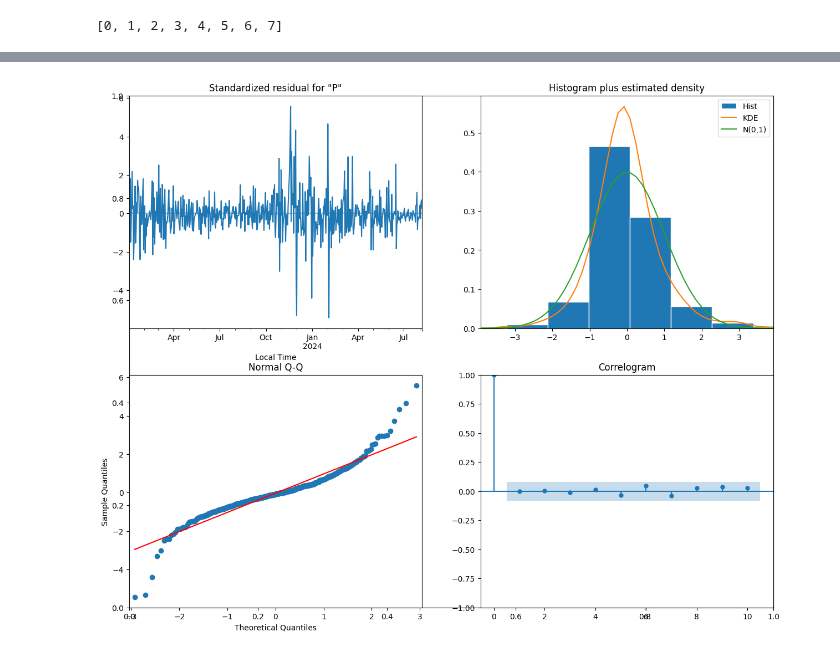
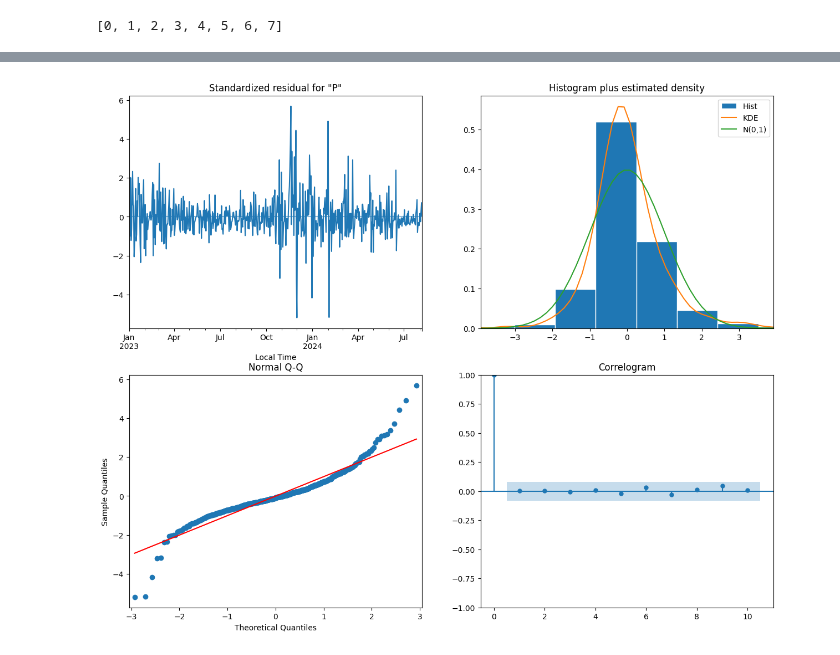
Before and after one commit to HoangHumg1210/Air_Quality-Analysis_HN, a Jupyter notebook: src/Models.ipynb, the cells around one changed output, grey strips where cells are left out. Drawn from its saved outputs; the diff is of its cells as text; code cells hidden in the pictures.

Commit message:
Hung (#12)
* Start ARIMA

* Lại

```diff
--- a/src/Models.ipynb
+++ b/src/Models.ipynb
@@ -202,10 +283,8 @@ mae_df.round(4)
 # %%
-model = ARIMA(df_pm25_train, order=(5,1,1))
+model = ARIMA(df_pm25_train, order=(7,0,2))
 results = model.fit()
-fig, ax = plt.subplots(figsize=(15, 12))
-results.plot_diagnostics(fig=fig)
-# Save the plot as an image file (e.g., PNG)
-plt.savefig('example_plot.png')
+results.plot_diagnostics(figsize=(15,12))
+plt.show()
 # %% [output]
-[figure, old version]
+[figure, new version]
 # %%
```
Also changed, not shown: parts of 29 cells of this notebook, 20 other files.
